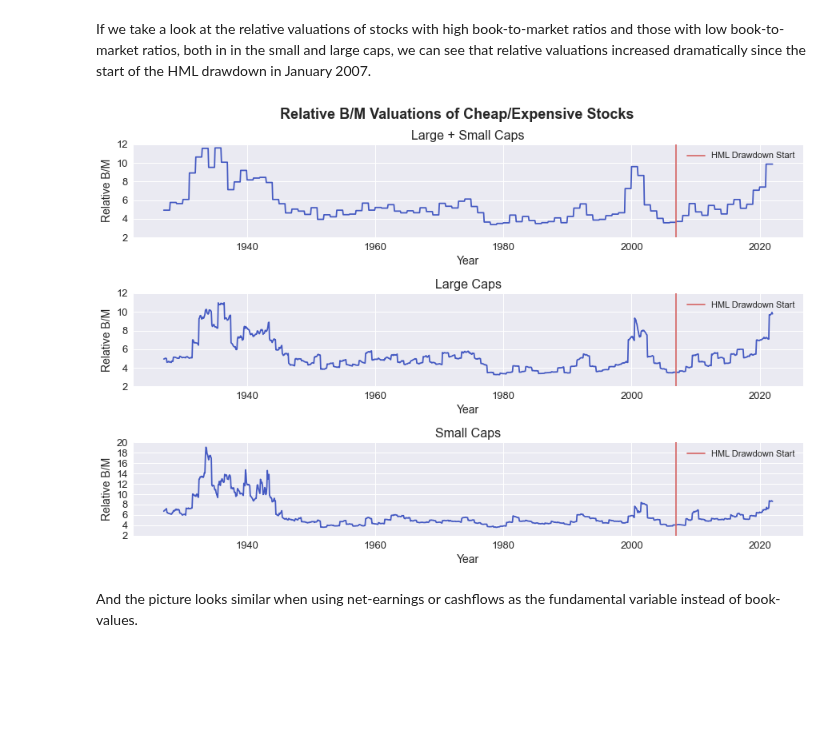
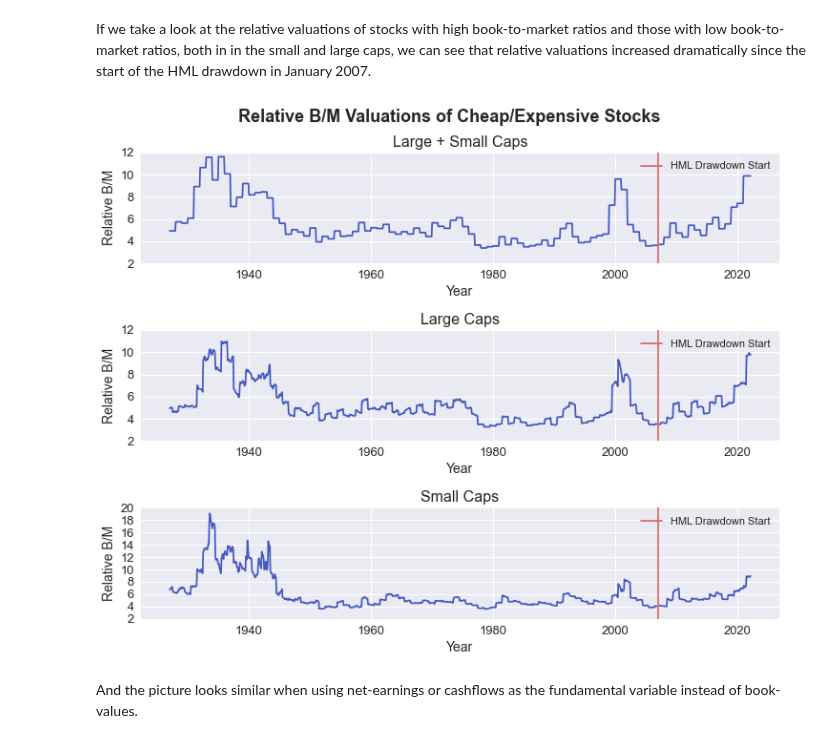
Before and after one commit to jonasniemeyer/investing-ideas, a Jupyter notebook: analyzing_the_value_premium.ipynb, the cells around one changed output. Saved outputs shown, nothing was run; the diff lists cells and outputs as text; code cells hidden in the pictures; blank space fills up the shorter version.

```diff
--- a/analyzing_the_value_premium.ipynb
+++ b/analyzing_the_value_premium.ipynb
@@ -30,7 +29,7 @@ from finance_data import FrenchReader, ShillerReader
 plt.style.use("seaborn")
 plt.rcParams["figure.figsize"] = (12,6)
 # %%
-shiller_data = ShillerReader.cape()[["10-Year Interest Rate", "CAPE", "CPI"]]
+shiller_data = shiller_cape()[["10-Year Interest Rate", "CAPE", "CPI"]]
 shiller_data["10-Year Interest Rate"] /= 100
 ff3 = FrenchReader("F-F_Research_Data_Factors").read()["Main"] / 100
 ff5 = FrenchReader("F-F_Research_Data_5_Factors_2x3").read()["Main"] / 100
@@ -469,7 +468,7 @@ df["Valuation Spread All"] = (df["High B/M Ratio"] / df["Low B/M Ratio"]).ffill(
 df["Valuation Spread Large"] = df["Large High B/M Ratio"] / df["Large Low B/M Ratio"]
 df["Valuation Spread Small"] = df["Small High B/M Ratio"] / df["Small Low B/M Ratio"]
 
-figure, axes = plt.subplots(3, figsize=(15,9))
+figure, axes = plt.subplots(3, figsize=(12,9))
 plt.subplots_adjust(hspace=0.6)
 figure.suptitle("Relative B/M Valuations of Cheap/Expensive Stocks", fontsize=18, fontweight="bold", y=0.95)
 
@@ -488,34 +487,34 @@ axes[0].set_yticklabels([int(tick) for tick in yticks], size=13)
 axes[0].legend(fontsize=11, loc="upper right");
 
 axes[1].plot(df["Valuation Spread Large"], color="#4459c2")
 axes[1].axvline(x=(2007-1970)*365, label="HML Drawdown Start", color="#d66b6b")
 
 axes[1].set_title("Large Caps", size=16)
 axes[1].set_xlabel("Year", size=14)
 axes[1].set_ylabel("Relative B/M", size=14)
 axes[1].tick_params(axis="x", labelsize=13)
 
 yticks = np.linspace(2, df["Valuation Spread Large"].max() // 2 * 2 + 2, int(df["Valuation Spread Large"].max() // 2)+1)
 axes[1].set_yticks(yticks)
 axes[1].set_yticklabels([int(tick) for tick in yticks], size=13)
 
 axes[1].legend(fontsize=11, loc="upper right");
 
 axes[2].plot(df["Valuation Spread Small"], color="#4459c2")
 axes[2].axvline(x=(2007-1970)*365, label="HML Drawdown Start", color="#d66b6b")
 
 axes[2].set_title("Small Caps", size=16)
 axes[2].set_xlabel("Year", size=14)
 axes[2].set_ylabel("Relative B/M", size=14)
 axes[2].tick_params(axis="x", labelsize=13)
 
 yticks = np.linspace(2, df["Valuation Spread Small"].max() // 2 * 2 + 2, int(df["Valuation Spread Small"].max() // 2)+1)
 axes[2].set_yticks(yticks)
 axes[2].set_yticklabels([int(tick) for tick in yticks], size=13)
 
 axes[2].legend(fontsize=11, loc="upper right");
 # %% [output]
-[figure, old version]
+[figure, new version]
 # %% [markdown]
 And the picture looks similar when using net-earnings or cashflows as the fundamental variable instead of book-values.
 # %%
```
Also changed, not shown: parts of 18 cells of this notebook.
